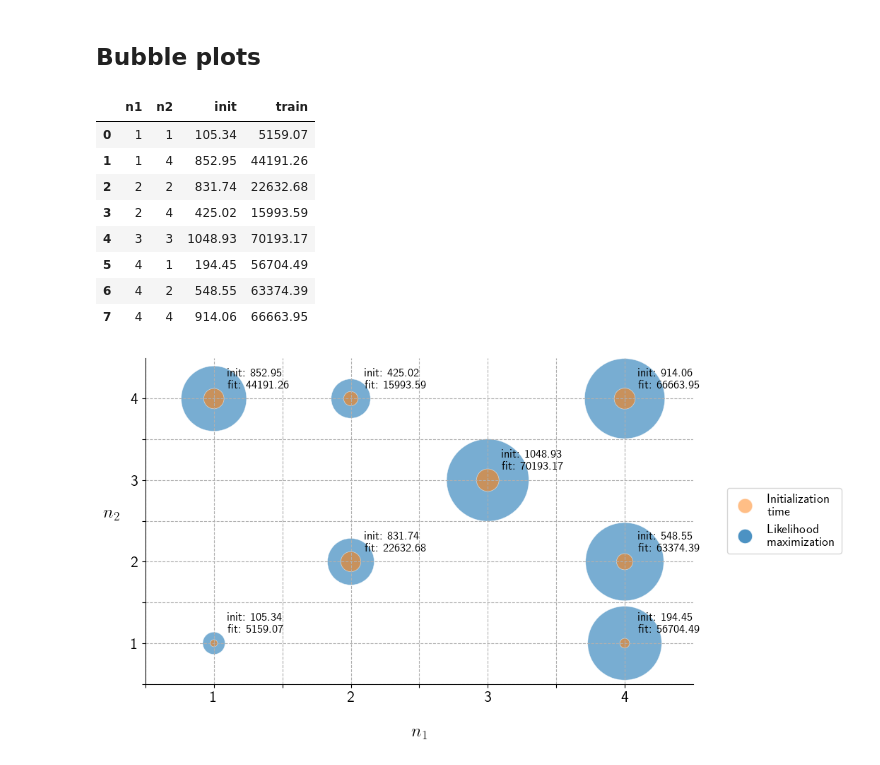
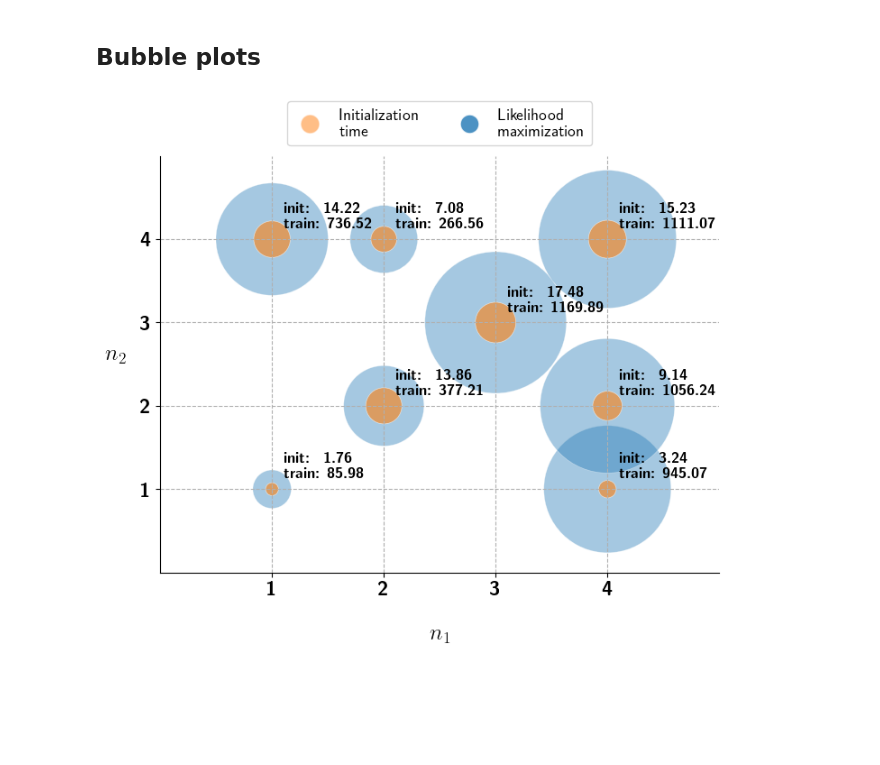
Before and after one commit to IsacPasianotto/GP-temperatures, a Jupyter notebook: notebooks/plot_maker.ipynb, the cells around one changed output. Cells and saved outputs as stored; diff of their text form; code cells hidden in the pictures; blank space fills up the shorter version.

```diff
--- a/notebooks/plot_maker.ipynb
+++ b/notebooks/plot_maker.ipynb
@@ -188,12 +188,14 @@ plt.imshow(matrix, cmap='Pastel1')
 # Add text annotations
 for i in range(n_to_show):
     for j in range(n_to_show):
-        plt.text(j, i, int(matrix[i, j]), ha='center', va='center', color='black')
+        lab = int(matrix[i, j])
+        lab = "\\textbf{" + str(lab) + "}"
+        plt.text(j, i, lab, ha='center', va='center', color='black', fontsize=15)
 # Set ticks for x and y axes
-plt.xticks(np.arange(n_to_show), np.arange(1, n_to_show+1))
-plt.yticks(np.arange(n_to_show), np.arange(1, n_to_show+1))
+plt.xticks(np.arange(n_to_show), np.arange(1, n_to_show+1), fontsize=16)
+plt.yticks(np.arange(n_to_show), np.arange(1, n_to_show+1), fontsize=16)
 
-plt.xlabel('$n_2$', rotation=0, labelpad=10, fontsize=16, fontweight='bold')
+plt.xlabel('$n_2$', rotation=0, labelpad=15, fontsize=16, fontweight='bold')
 plt.ylabel('$n_1$', rotation=0, labelpad=15, fontsize=16, fontweight='bold')
 plt.title('Number of hyperparameters\n$\#_{hps}=\mathcal{D}n_1n_2 + \mathcal{D}n_2 + 3$', fontsize=16, fontweight='bold', pad=10)
 
@@ -207,60 +209,58 @@ plt.show()
 # %%
 # Load the data
 fit = pd.read_csv('fit.csv')
-fit
-# %% [output]
-|  | n1 | n2 | init | train |
-| 0 | 1 | 1 | 105.34 | 5159.07 |
-| 1 | 1 | 4 | 852.95 | 44191.26 |
-| 2 | 2 | 2 | 831.74 | 22632.68 |
-| 3 | 2 | 4 | 425.02 | 15993.59 |
-| 4 | 3 | 3 | 1048.93 | 70193.17 |
-| 5 | 4 | 1 | 194.45 | 56704.49 |
-| 6 | 4 | 2 | 548.55 | 63374.39 |
-| 7 | 4 | 4 | 914.06 | 66663.95 |
+# %%
+def better_out(n):
+    # display time in minutes
+    return str(round(n/60,2))
 # %%
 # Create the bubble plot
-plt.figure(figsize=(10, 6))
+plt.figure(figsize=(8, 6))
 
 palette = ['tab:blue', 'tab:orange']
 
-plt.scatter(fit['n1'], fit['n2'], s=fit['train']/10, alpha=0.6, label='train', edgecolors='w', linewidth=0.5, color=palette[0])
-plt.scatter(fit['n1'], fit['n2'], s=fit['init']/2, alpha=0.6, label='init', edgecolors='w', linewidth=0.5, color=palette[1])
+plt.scatter(fit['n1'], fit['n2'], s=fit['train']/5.5, alpha=0.4, label='train', edgecolors='w', linewidth=0.5, color=palette[0])
+plt.scatter(fit['n1'], fit['n2'], s=fit['init'], alpha=0.6, label='init', edgecolors='w', linewidth=0.5, color=palette[1])
 
 plt.xlabel('$n_1$', rotation=0, labelpad=20, fontsize=18, fontweight='bold')
 plt.ylabel('$n_2$', rotation=0, labelpad=20, fontsize=18, fontweight='bold')
 # plt.title('Time spent to init GP object and optimizing log-likelihood\nfor various$n_1$ vs $n_2$', fontsize=16, fontweight='bold', pad=25)
 
 # Annotate each point with the values of 'init' and 'train' outside the bubbles
+# TODO --> Comment this part if needed
 for i in range(len(fit)):
-    plt.text(fit['n1'][i] + 0.1, fit['n2'][i] + 0.1, f"init: {fit['init'][i]}\nfit: {fit['train'][i]}",
+    string = "\\textbf{init: \\  " + better_out(fit['init'][i] ) + "}\n\\textbf{train: " + better_out(fit['train'][i]) + "}"
+    plt.text(fit['n1'][i] + 0.1, fit['n2'][i] + 0.1, string,
              fontsize=12, ha='left', va='bottom', fontweight='bold')
 
 # Create custom legend
 legend_elements = [Line2D([0], [0], marker='o', color='w', label='Initialization\ntime', markerfacecolor=palette[1],
                           markersize=15, alpha=0.5),
                    Line2D([0], [0], marker='o', color='w', label='Likelihood\nmaximization', markerfacecolor=palette[0],
                          markersize=15, alpha=0.8)]
-# Position the legend outside the plot
-plt.legend(handles=legend_elements, loc='center left', bbox_to_anchor=(1.05, 0.5), fontsize=13)
+# Position the legend at the bottom of the plot
+plt.legend(handles=legend_elements, loc='upper center', bbox_to_anchor=(0.5, 1.15), fontsize=13, ncol=2)
 
-plt.xlim(0.5, 4.5)
-plt.ylim(0.5, 4.5)
+plt.xlim(0, 5)
+plt.ylim(0, 5)
 
-# Set custom ticks
-plt.xticks(ticks=[0.5, 1, 1.5, 2, 2.5, 3, 3.5, 4], labels=['',1, '', 2, '', 3, '', 4], fontsize=16, fontweight='bold')
-plt.yticks(ticks=[0.5, 1, 1.5, 2, 2.5, 3, 3.5, 4], labels=['',1, '', 2, '', 3, '', 4], fontsize=16, fontweight='bold')
+plt.xticks(ticks=[1, 2, 3, 4], labels=['\\textbf{1}', '\\textbf{2}', '\\textbf{3}', '\\textbf{4}'], fontsize=16, fontweight='bold')
+plt.yticks(ticks=[1, 2, 3, 4], labels=['\\textbf{1}', '\\textbf{2}', '\\textbf{3}', '\\textbf{4}'], fontsize=16, fontweight='bold')
 
-plt.grid(True, linestyle='--')
+plt.grid(True, which='major', linestyle='--')
+plt.minorticks_off()
+
+
+
 # remove the borders
 plt.gca().spines['top'].set_visible(False)
 plt.gca().spines['right'].set_visible(False)
 # save the plot as a svg file
 plt.savefig('initialization.svg', format='svg', dpi=1200, bbox_inches='tight')
 
 plt.show()
 # %% [output]
-[figure, old version]
+[figure, new version]
 # %%
 # Load the data
 infer = pd.read_csv('infer.csv')
```
Also changed, not shown: parts of 9 cells of this notebook, 30 other files.
